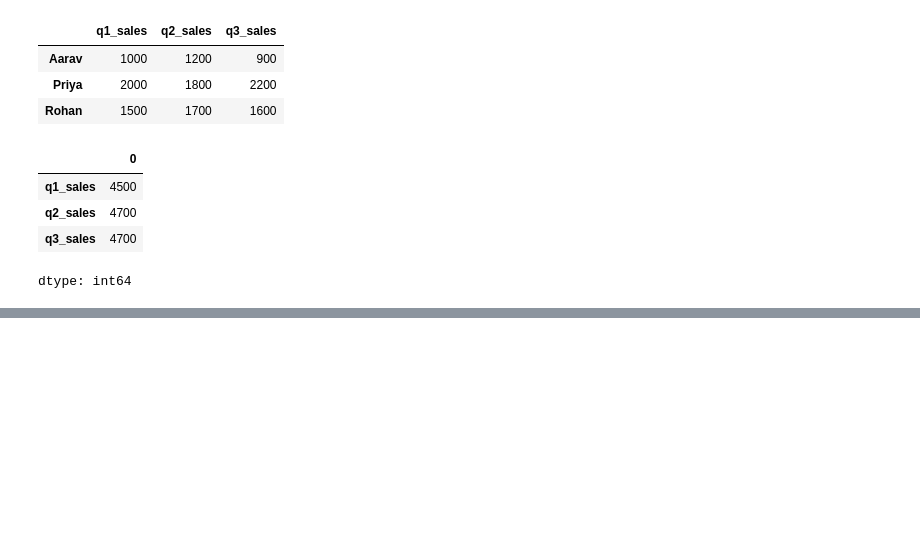
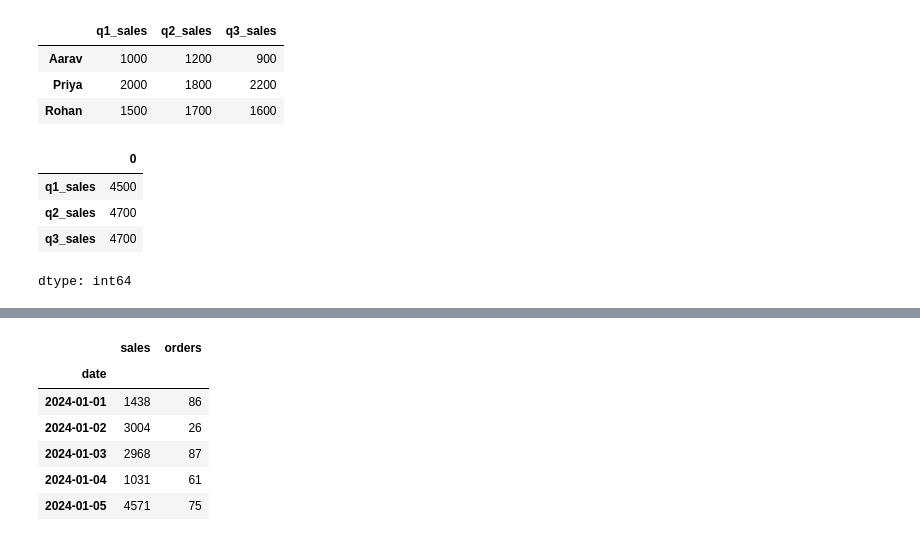
Before and after one commit to Bhakti77/pandas, a Jupyter notebook: pandas_advanced.ipynb, the cells around one changed output, grey strips where cells are left out. Drawn from its saved outputs; the diff is of its cells as text; code cells hidden in the pictures; blank space fills up the shorter version.

```diff
--- a/pandas_advanced.ipynb
+++ b/pandas_advanced.ipynb
@@ -62,0 +92,24 @@ dtype: int64
+# %%
+#Time Series
+
+import pandas as pd
+import numpy as np
+
+dates = pd.date_range('2024-01-01', periods=365, freq='D')
+
+ts = pd.DataFrame({
+    'date':   dates,
+    'sales':  np.random.randint(1000, 5000, 365),
+    'orders': np.random.randint(10, 100, 365)
+})
+
+ts = ts.set_index('date')
+ts.head()
+# %% [output]
+|  | sales | orders |
+| date |  |  |
+| 2024-01-01 | 1438 | 86 |
+| 2024-01-02 | 3004 | 26 |
+| 2024-01-03 | 2968 | 87 |
+| 2024-01-04 | 1031 | 61 |
+| 2024-01-05 | 4571 | 75 |
```
Also changed, not shown: parts of 6 cells of this notebook.
